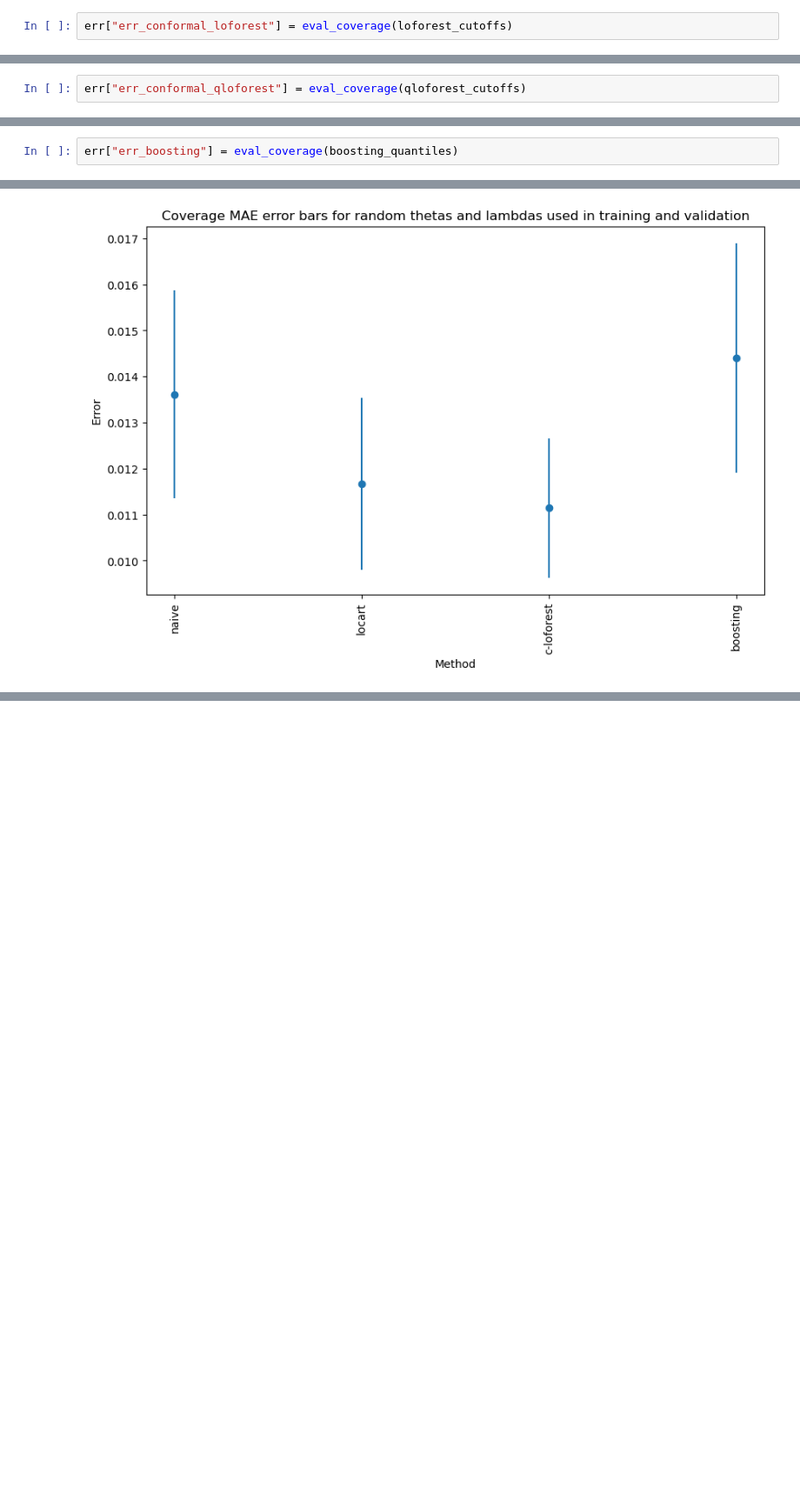
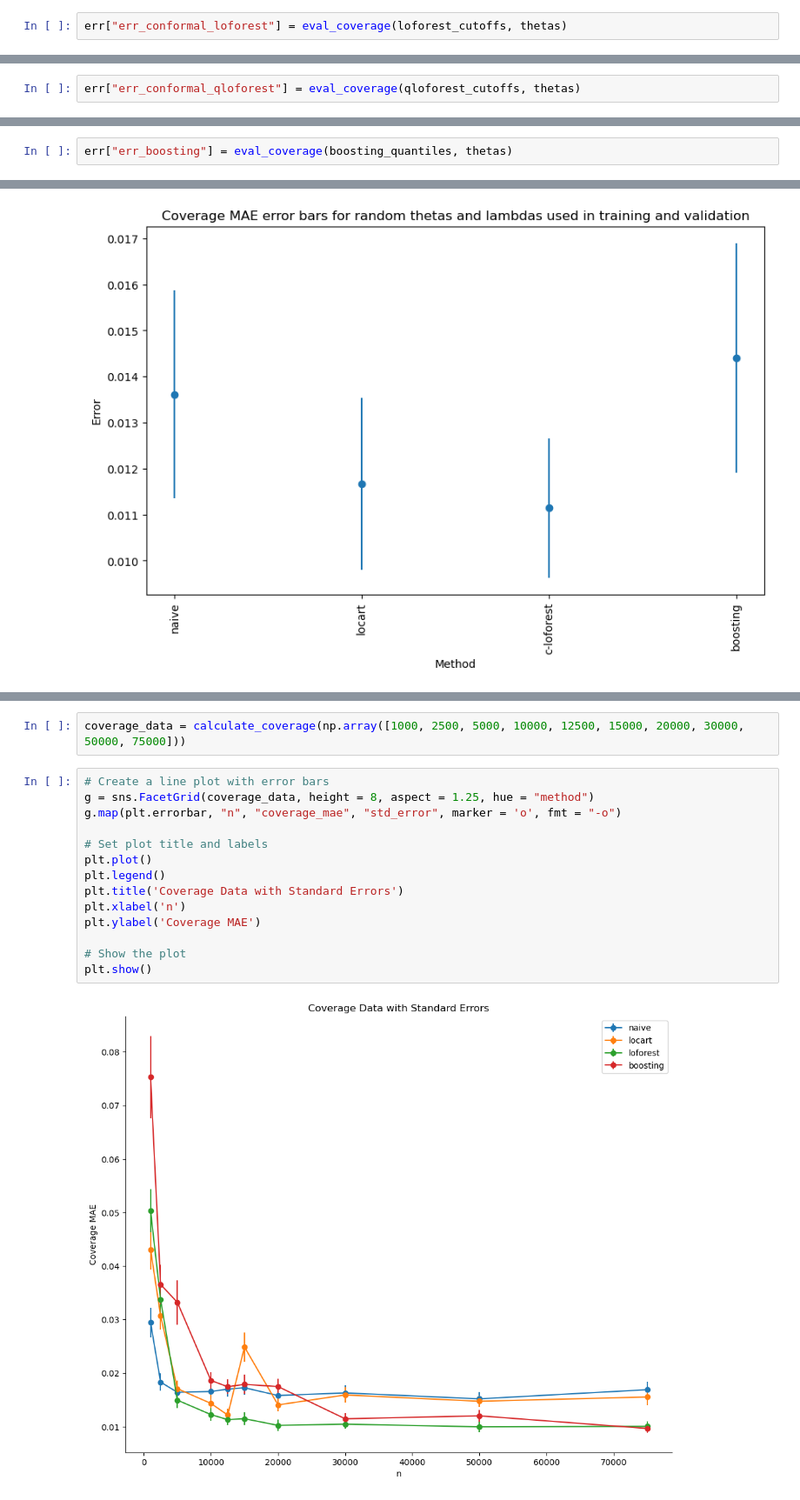
Before and after one commit to Monoxido45/CSI, a Jupyter notebook: experiments/pinball.ipynb, the cells around one changed output, grey strips where cells are left out. Shown at 87% size. Saved outputs shown, nothing was run; the diff lists cells and outputs as text; blank space fills up the shorter version.

Commit message:
comparing coverage across several sample sizes

```diff
--- a/experiments/pinball.ipynb
+++ b/experiments/pinball.ipynb
@@ -332,7 +334,7 @@ array([0.00953066, 0.00947944, 0.00823016, 0.00663528, 0.005285  ,
 # %% [markdown]
 computing errors and assessing conformal loforest performance:
 # %%
-err["err_conformal_loforest"] = eval_coverage(loforest_cutoffs)
+err["err_conformal_loforest"] = eval_coverage(loforest_cutoffs, thetas)
 # %% [output]
 alpha for theta=0.5 : 0.0483 --- quantile: 0.009530659712633449
 alpha for theta=1.0 : 0.0511 --- quantile: 0.009479441171442338
@@ -359,7 +361,7 @@ qloforest_object = ConformalLoforest(LambdaScore, None, alpha = 0.05, is_fitted
 qloforest_object.calibrate(model_thetas, model_lambdas, min_samples_leaf = 50, objective = "quantile", colsample_bynode = 1, max_features = 1)
 qloforest_cutoffs = qloforest_object.compute_cutoffs(thetas.reshape(-1, 1))
 # %%
-err["err_conformal_qloforest"] = eval_coverage(qloforest_cutoffs)
+err["err_conformal_qloforest"] = eval_coverage(qloforest_cutoffs, thetas)
 # %% [output]
 alpha for theta=0.5 : 0.0491 --- quantile: 0.009530659712633449
 alpha for theta=1.0 : 0.0498 --- quantile: 0.009479441171442338
@@ -391,7 +393,7 @@ boosting_quantiles = model.predict(thetas.reshape(-1, 1))
 # %% [markdown]
 Computing errros for booosting:
 # %%
-err["err_boosting"] = eval_coverage(boosting_quantiles)
+err["err_boosting"] = eval_coverage(boosting_quantiles, thetas)
 # %% [output]
 alpha for theta=0.5 : 0.0549 --- quantile: 0.009448343425410819
 alpha for theta=1.0 : 0.0459 --- quantile: 0.009458380040738536
@@ -1310,0 +1390,18 @@ plt.show()
+# %%
+coverage_data = calculate_coverage(np.array([1000, 2500, 5000, 10000, 12500, 15000, 20000, 30000, 50000, 75000]))
+# %%
+# Create a line plot with error bars
+g = sns.FacetGrid(coverage_data, height = 8, aspect = 1.25, hue = "method")
+g.map(plt.errorbar, "n", "coverage_mae", "std_error", marker = 'o', fmt = "-o")
+
+# Set plot title and labels
+plt.plot()
+plt.legend()
+plt.title('Coverage Data with Standard Errors')
+plt.xlabel('n')
+plt.ylabel('Coverage MAE')
+
+# Show the plot
+plt.show()
+# %% [output]
+[figure, added]
```
Also changed, not shown: parts of 27 cells of this notebook, 1 other file.
